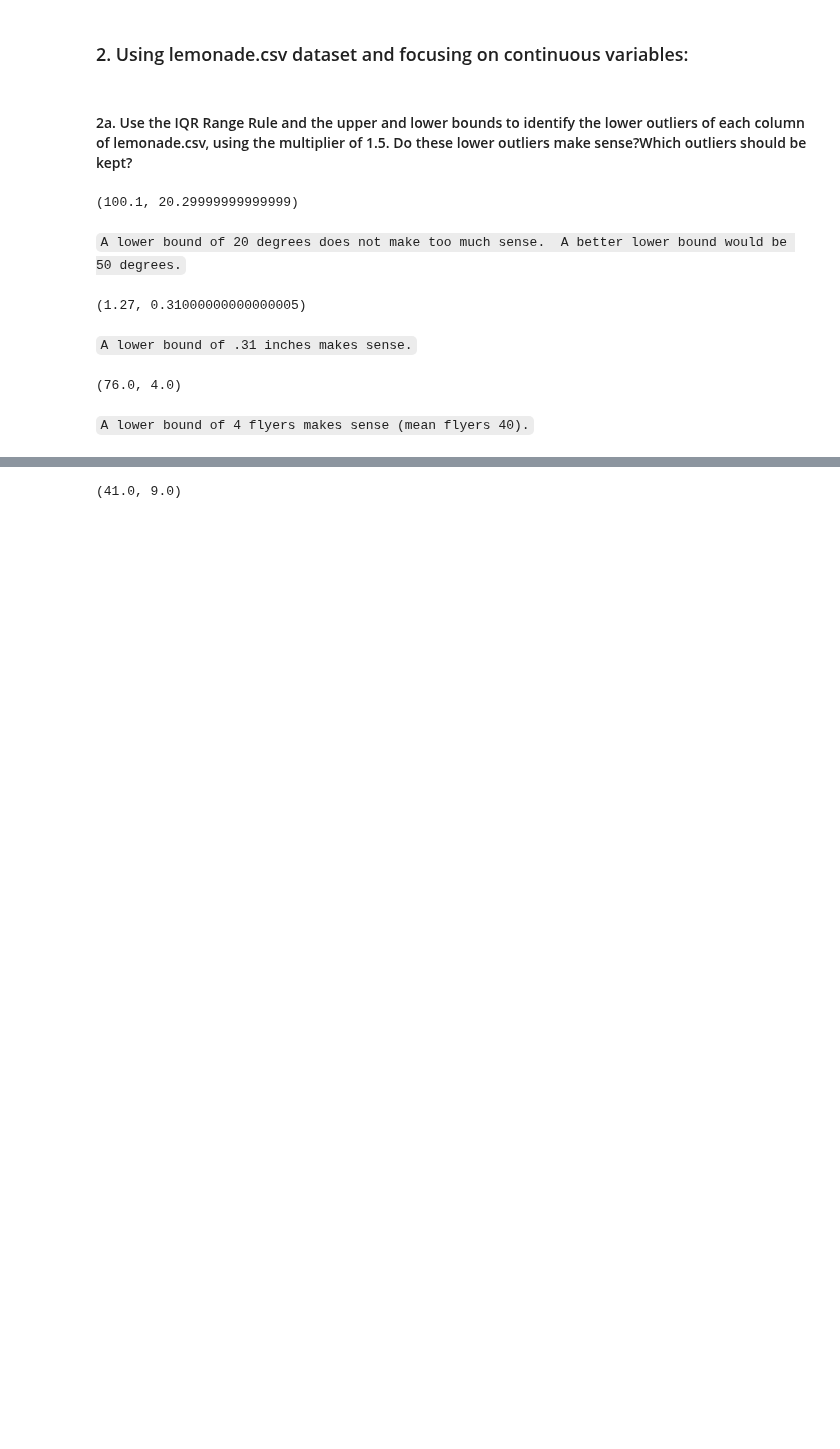
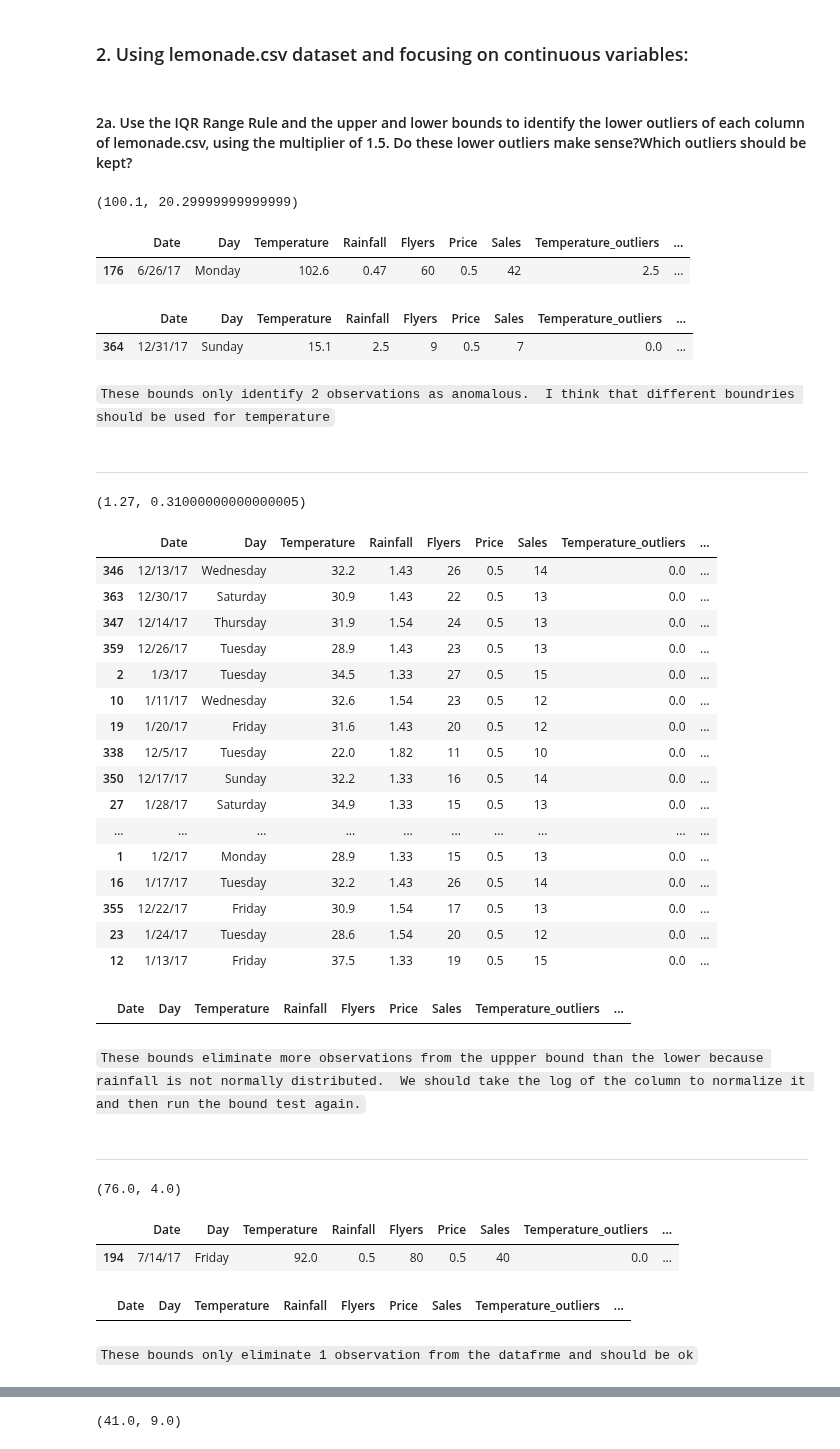
Before and after one commit to CSolitaire/anomaly-detection-exercises, a Jupyter notebook: continuous_probabilistic_methods.ipynb, the cells around one changed output, grey strips where cells are left out. Cells and saved outputs as stored; diff of their text form; code cells hidden in the pictures; blank space fills up the shorter version.

```diff
--- a/continuous_probabilistic_methods.ipynb
+++ b/continuous_probabilistic_methods.ipynb
@@ -204,17 +204,64 @@ Name: Sales_outliers_outliers, dtype: float64
 get_lower_and_upper_bounds(train.Temperature, k=1.5)
 # %% [output]
 (100.1, 20.29999999999999)
-# %% [markdown]
-`A lower bound of 20 degrees does not make too much sense.  A better lower bound would be 50 degrees.`
+# %%
+train[train.Temperature >100.1]
+# %% [output]
+|  | Date | Day | Temperature | Rainfall | Flyers | Price | Sales | Temperature_outliers | ... |
+| 176 | 6/26/17 | Monday | 102.6 | 0.47 | 60 | 0.5 | 42 | 2.5 | ... |
+# %%
+train[train.Temperature <20.29]
+# %% [output]
+|  | Date | Day | Temperature | Rainfall | Flyers | Price | Sales | Temperature_outliers | ... |
+| 364 | 12/31/17 | Sunday | 15.1 | 2.5 | 9 | 0.5 | 7 | 0.0 | ... |
+# %% [markdown]
+`These bounds only identify 2 observations as anomalous.  I think that different boundries should be used for temperature`
+# %% [markdown]
+***
 # %%
 get_lower_and_upper_bounds(train.Rainfall, k=1.5)
 # %% [output]
 (1.27, 0.31000000000000005)
-# %% [markdown]
-`A lower bound of .31 inches makes sense.`
+# %%
+train[train.Rainfall >1.27]
+# %% [output]
+|  | Date | Day | Temperature | Rainfall | Flyers | Price | Sales | Temperature_outliers | ... |
+| 346 | 12/13/17 | Wednesday | 32.2 | 1.43 | 26 | 0.5 | 14 | 0.0 | ... |
+| 363 | 12/30/17 | Saturday | 30.9 | 1.43 | 22 | 0.5 | 13 | 0.0 | ... |
+| 347 | 12/14/17 | Thursday | 31.9 | 1.54 | 24 | 0.5 | 13 | 0.0 | ... |
+| 359 | 12/26/17 | Tuesday | 28.9 | 1.43 | 23 | 0.5 | 13 | 0.0 | ... |
+| 2 | 1/3/17 | Tuesday | 34.5 | 1.33 | 27 | 0.5 | 15 | 0.0 | ... |
+| 10 | 1/11/17 | Wednesday | 32.6 | 1.54 | 23 | 0.5 | 12 | 0.0 | ... |
+| 19 | 1/20/17 | Friday | 31.6 | 1.43 | 20 | 0.5 | 12 | 0.0 | ... |
+| 338 | 12/5/17 | Tuesday | 22.0 | 1.82 | 11 | 0.5 | 10 | 0.0 | ... |
+| 350 | 12/17/17 | Sunday | 32.2 | 1.33 | 16 | 0.5 | 14 | 0.0 | ... |
+| 27 | 1/28/17 | Saturday | 34.9 | 1.33 | 15 | 0.5 | 13 | 0.0 | ... |
+| ... | ... | ... | ... | ... | ... | ... | ... | ... | ... |
+| 1 | 1/2/17 | Monday | 28.9 | 1.33 | 15 | 0.5 | 13 | 0.0 | ... |
+| 16 | 1/17/17 | Tuesday | 32.2 | 1.43 | 26 | 0.5 | 14 | 0.0 | ... |
+| 355 | 12/22/17 | Friday | 30.9 | 1.54 | 17 | 0.5 | 13 | 0.0 | ... |
+| 23 | 1/24/17 | Tuesday | 28.6 | 1.54 | 20 | 0.5 | 12 | 0.0 | ... |
+| 12 | 1/13/17 | Friday | 37.5 | 1.33 | 19 | 0.5 | 15 | 0.0 | ... |
+# %%
+train[train.Rainfall <0.31]
+# %% [output]
+|  | Date | Day | Temperature | Rainfall | Flyers | Price | Sales | Temperature_outliers | ... |
+# %% [markdown]
+`These bounds eliminate more observations from the uppper bound than the lower because rainfall is not normally distributed.  We should take the log of the column to normalize it and then run the bound test again.`
+# %% [markdown]
+***
 # %%
 get_lower_and_upper_bounds(train.Flyers, k=1.5)
 # %% [output]
 (76.0, 4.0)
-# %% [markdown]
-`A lower bound of 4 flyers makes sense (mean flyers 40).`
+# %%
+train[train.Flyers >76]
+# %% [output]
+|  | Date | Day | Temperature | Rainfall | Flyers | Price | Sales | Temperature_outliers | ... |
+| 194 | 7/14/17 | Friday | 92.0 | 0.5 | 80 | 0.5 | 40 | 0.0 | ... |
+# %%
+train[train.Flyers <4]
+# %% [output]
+|  | Date | Day | Temperature | Rainfall | Flyers | Price | Sales | Temperature_outliers | ... |
+# %% [markdown]
+`These bounds only eliminate 1 observation from the datafrme and should be ok`
```
Also changed, not shown: parts of 26 cells of this notebook.
